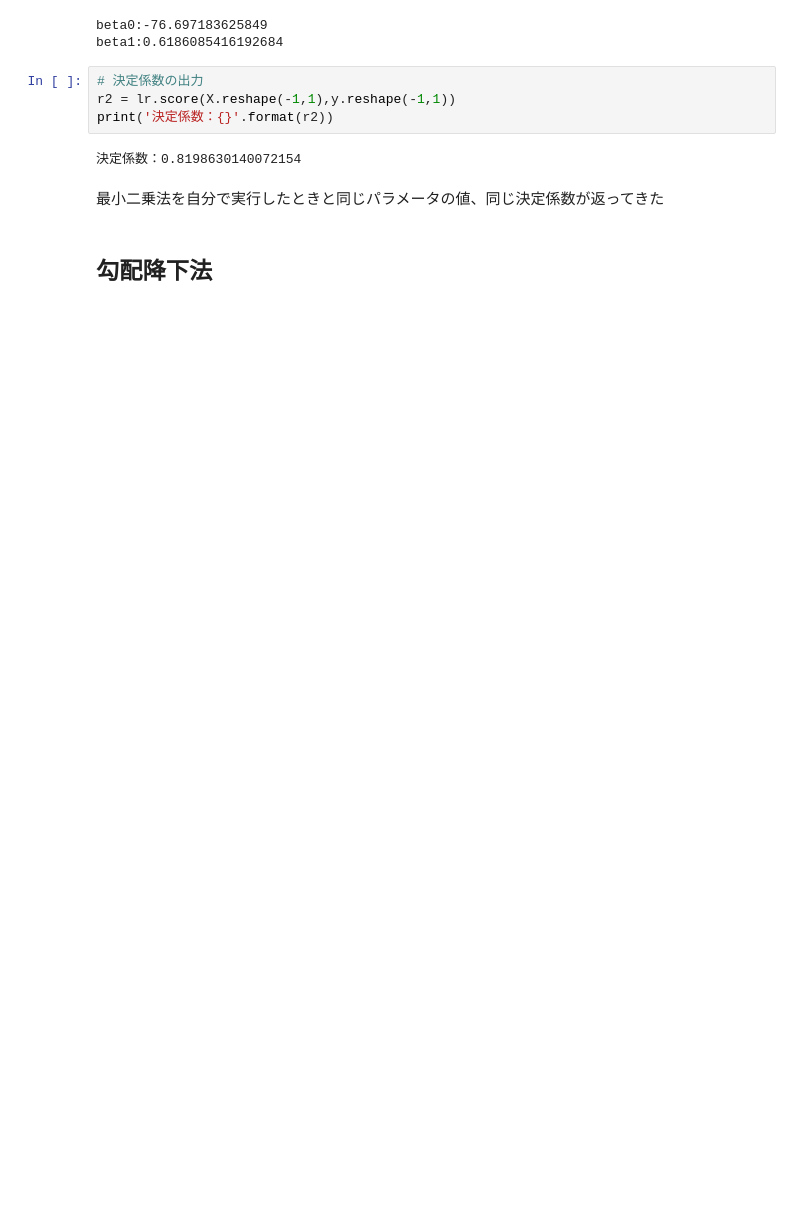
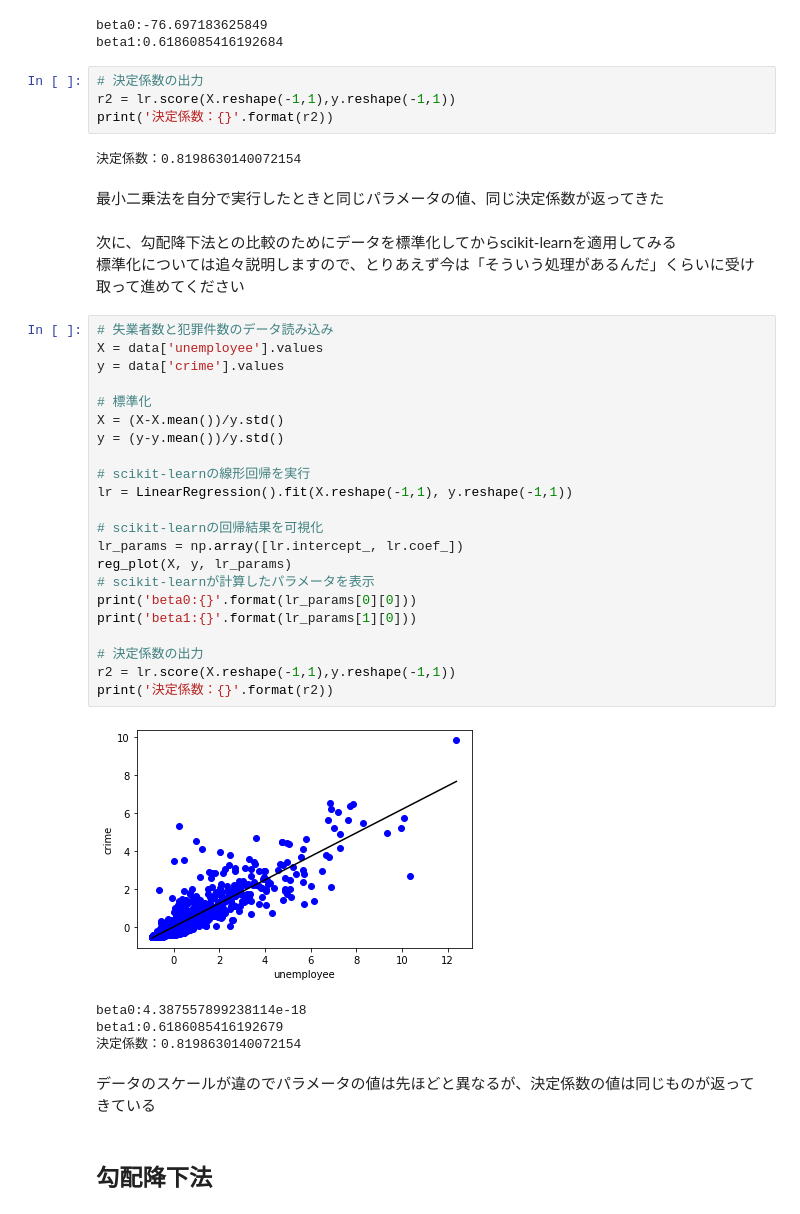
Before and after one commit to ioootarho/studyML, a Jupyter notebook: handson/src/LinearRegression.ipynb, the cells around one changed output. Cells and saved outputs as stored; diff of their text form; blank space fills up the shorter version.

```diff
--- a/handson/src/LinearRegression.ipynb
+++ b/handson/src/LinearRegression.ipynb
@@ -151,6 +155,38 @@ print('決定係数：{}'.format(r2))
 決定係数：0.8198630140072154
 # %% [markdown]
 最小二乗法を自分で実行したときと同じパラメータの値、同じ決定係数が返ってきた
+# %% [markdown]
+次に、勾配降下法との比較のためにデータを標準化してからscikit-learnを適用してみる
+標準化については追々説明しますので、とりあえず今は「そういう処理があるんだ」くらいに受け取って進めてください
+# %%
+# 失業者数と犯罪件数のデータ読み込み
+X = data['unemployee'].values
+y = data['crime'].values
+
+# 標準化
+X = (X-X.mean())/y.std()
+y = (y-y.mean())/y.std()
+
+# scikit-learnの線形回帰を実行
+lr = LinearRegression().fit(X.reshape(-1,1), y.reshape(-1,1))
+
+# scikit-learnの回帰結果を可視化
+lr_params = np.array([lr.intercept_, lr.coef_])
+reg_plot(X, y, lr_params)
+# scikit-learnが計算したパラメータを表示
+print('beta0:{}'.format(lr_params[0][0]))
+print('beta1:{}'.format(lr_params[1][0]))
+
+# 決定係数の出力
+r2 = lr.score(X.reshape(-1,1),y.reshape(-1,1))
+print('決定係数：{}'.format(r2))
+# %% [output]
+[figure, added]
+beta0:4.387557899238114e-18
+beta1:0.6186085416192679
+決定係数：0.8198630140072154
+# %% [markdown]
+データのスケールが違のでパラメータの値は先ほどと異なるが、決定係数の値は同じものが返ってきている
 # %% [markdown]
 ## 勾配降下法
 # %%
```
Also changed, not shown: parts of 9 cells of this notebook, 1 other file.
